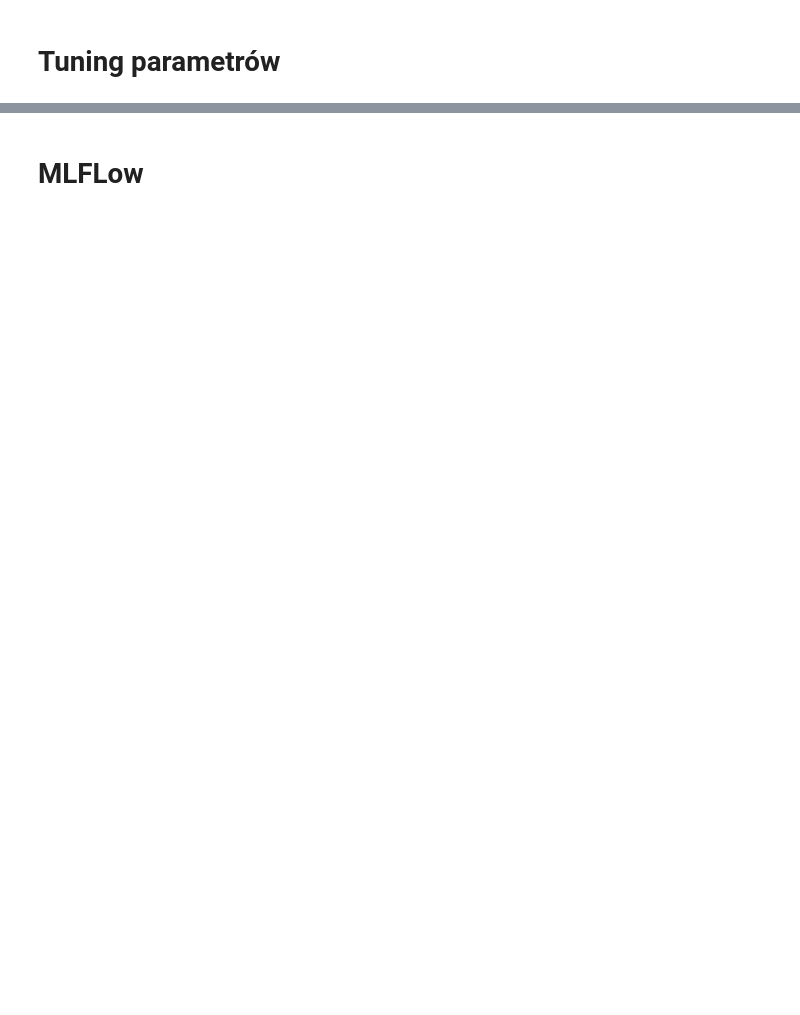
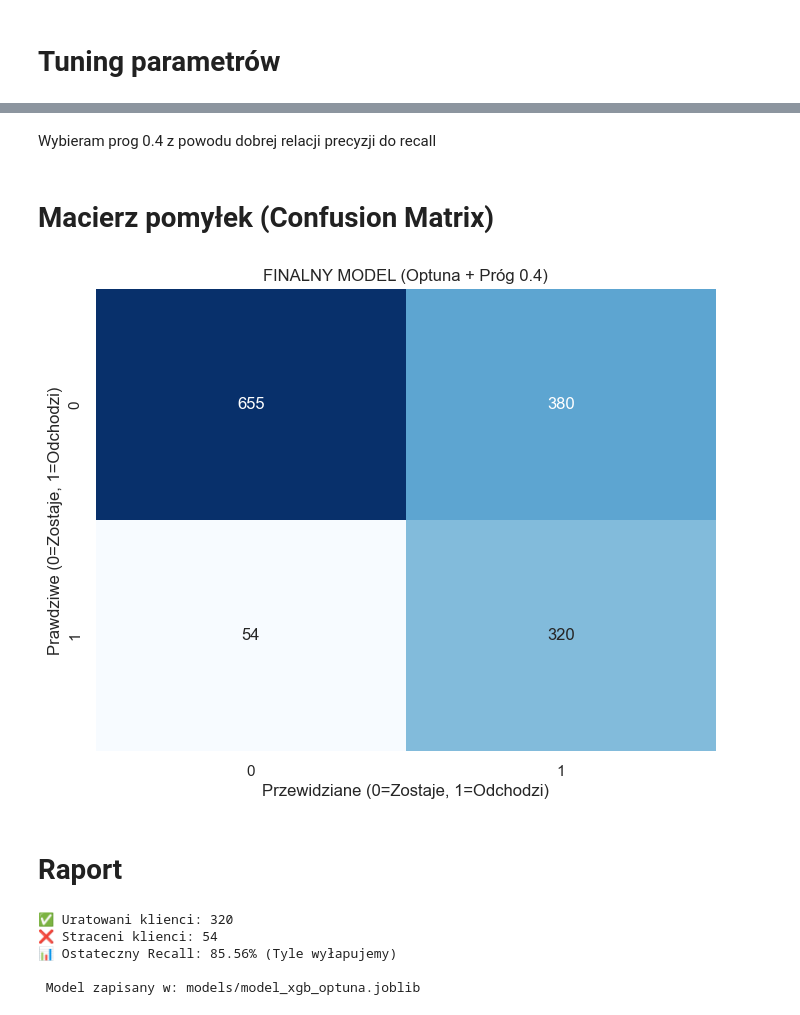
Before and after one commit to Sikorski06/ML-Churn-project, a Jupyter notebook: notebooks/EDA.ipynb, the cells around one changed output, grey strips where cells are left out. Drawn from its saved outputs; the diff is of its cells as text; code cells hidden in the pictures; blank space fills up the shorter version.

Commit message:
dodanie mlflow - koniec EDA

```diff
--- a/notebooks/EDA.ipynb
+++ b/notebooks/EDA.ipynb
@@ -430,0 +392,26 @@ weighted avg      0.809     0.647     0.665      1409
+# %%
+from sklearn.metrics import recall_score, precision_score, f1_score
+
+# Pobieramy prawdopodobieństwa (nie 0/1, tylko % szans na odejście)
+y_proba = final_model.predict_proba(X_test)[:, 1]
+
+# Tabela wyników
+print(f"{'Próg':<10} {'Recall':<10} {'Precision':<10} {'F1':<10}")
+print("-" * 45)
+
+best_threshold = 0.5
+best_recall = 0
+best_precision = 0
+
+# Sprawdzamy progi co 5%
+for threshold in np.arange(0.20, 0.55, 0.05):
+    preds = (y_proba >= threshold).astype(int)
+
+    rec = recall_score(Y_test, preds)
+    prec = precision_score(Y_test, preds)
+    f1 = f1_score(Y_test, preds)
+
+    print(f"{threshold:.2f}      {rec:.3f}      {prec:.3f}      {f1:.3f}")
+
+print("Szukamy progu, gdzie Recall > 80% (łapiemy uciekinierów)")
+print("ale Precision jest najwyższa możliwa.")
@@ -431,6 +430,48 @@ weighted avg      0.809     0.647     0.665      1409
+# %% [markdown]
+Wybieram prog 0.4 z powodu dobrej relacji precyzji do recall
 # %% [markdown]
-# MLFLow
+# Macierz pomyłek (Confusion Matrix)
 # %%
-import mlflow
+import joblib
+import matplotlib.pyplot as plt
+import seaborn as sns
+from sklearn.metrics import confusion_matrix, classification_report
 
-mlflow.set_experiment("Telco_Churn_Optimization"
+FINAL_THRESHOLD = 0.4  # (Recall ~82%)
+
+# Generujemy decyzje
+y_pred_final = (y_proba >= FINAL_THRESHOLD).astype(int)
+
+cm = confusion_matrix(Y_test, y_pred_final)
+
+plt.figure(figsize=(8, 6))
+sns.heatmap(cm, annot=True, fmt='d', cmap='Blues', cbar=False)
+plt.title(f'FINALNY MODEL (Optuna + Próg {FINAL_THRESHOLD})')
+plt.xlabel('Przewidziane (0=Zostaje, 1=Odchodzi)')
+plt.ylabel('Prawdziwe (0=Zostaje, 1=Odchodzi)')
+plt.show()
+# %% [output]
+[figure, added]
+# %% [markdown]
+# Raport
+# %%
+from sklearn.metrics import confusion_matrix, classification_report
+import os
+# Raport Liczbowy
+tp = cm[1, 1]
+fn = cm[1, 0]
+print(f"✅ Uratowani klienci: {tp}")
+print(f"❌ Straceni klienci: {fn}")
+print(f"📊 Ostateczny Recall: {tp/(tp+fn):.2%} (Tyle wyłapujemy)")
+
+os.makedirs('../models', exist_ok=True)
+model_path = '../models/model_xgb_optuna.joblib'
+joblib.dump(final_model, model_path)
+
+print(f"\n Model zapisany w: {model_path[3:]}")
+# %% [output]
+✅ Uratowani klienci: 320
+❌ Straceni klienci: 54
+📊 Ostateczny Recall: 85.56% (Tyle wyłapujemy)
+
+ Model zapisany w: models/model_xgb_optuna.joblib
```
Also changed, not shown: parts of 16 cells of this notebook, 6 other files.
